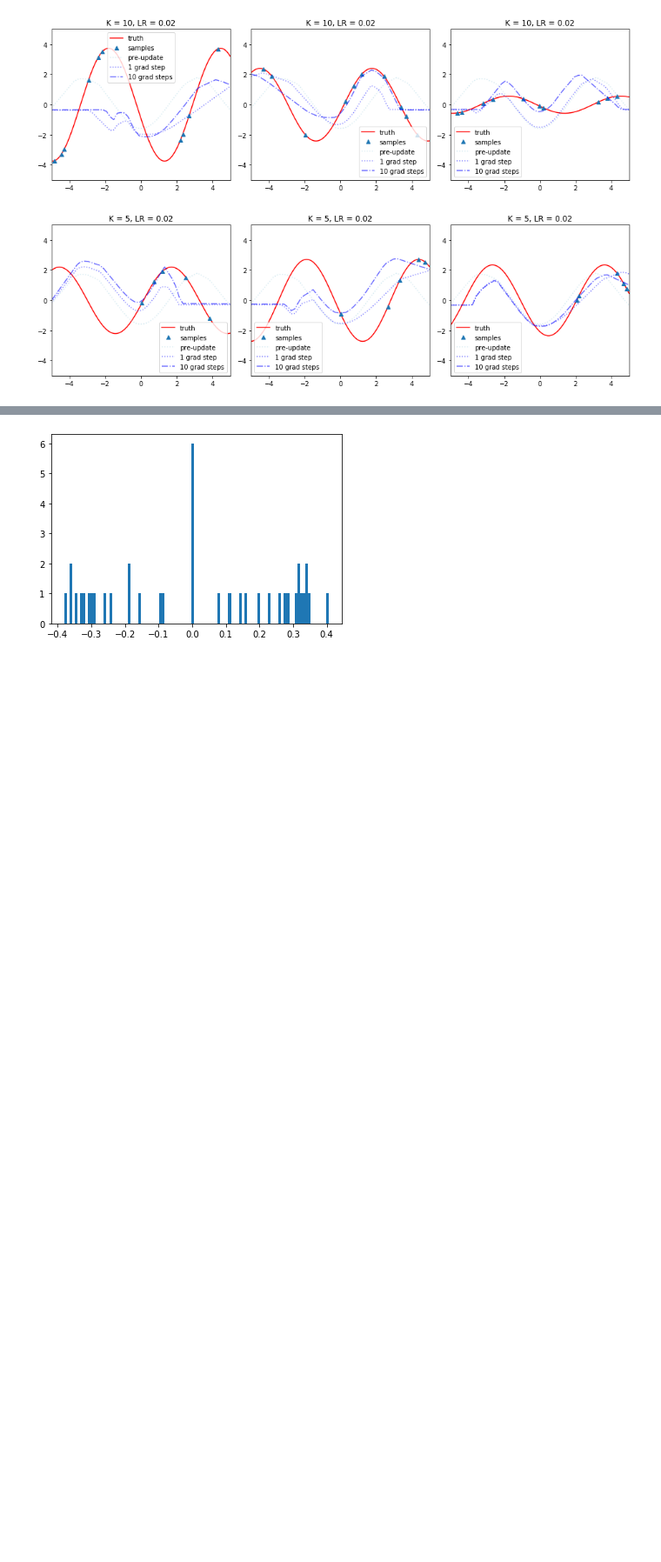
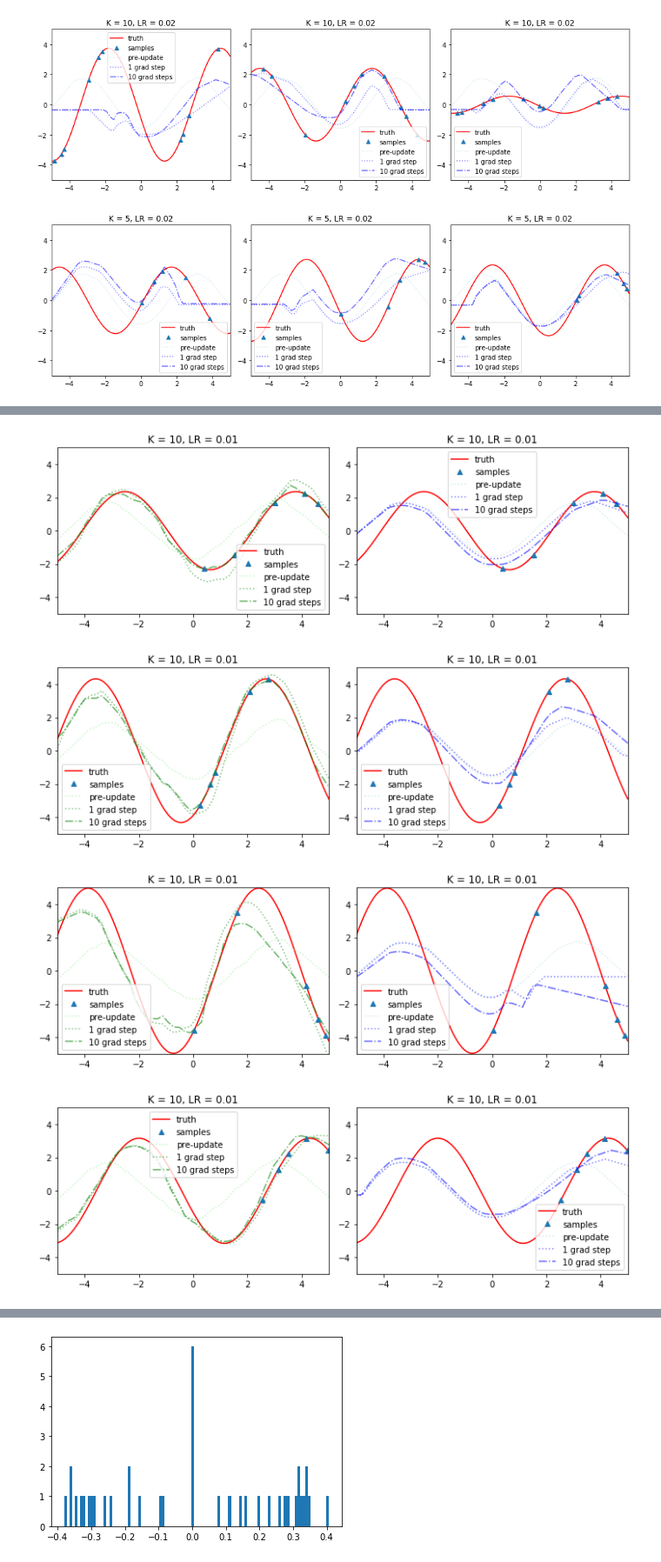
Before and after one commit to tpgillam/meta_learning, a Jupyter notebook: sinusoid.ipynb, the cells around one changed output, grey strips where cells are left out. Shown at 87% size. Saved outputs shown, nothing was run; the diff lists cells and outputs as text; code cells hidden in the pictures; blank space fills up the shorter version.

```diff
--- a/sinusoid.ipynb
+++ b/sinusoid.ipynb
@@ -507,3 +517,8 @@ for _ in range(3):
 # %%
-for _ in range(3):
+for _ in range(6):
     meta_test_multi(module_maml, module, learning_rate=0.01, batch_size_inner=5, input_range=(0, 5))
+# %% [output]
+[figure, added]
+[figure, added]
+[figure, added]
+[figure, added]
```
Also changed, not shown: parts of 6 cells of this notebook.
